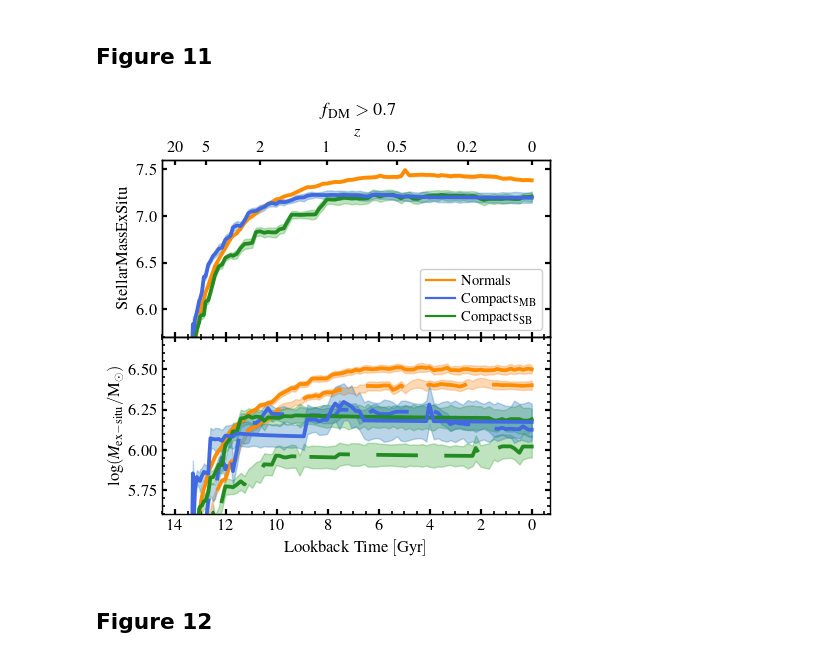
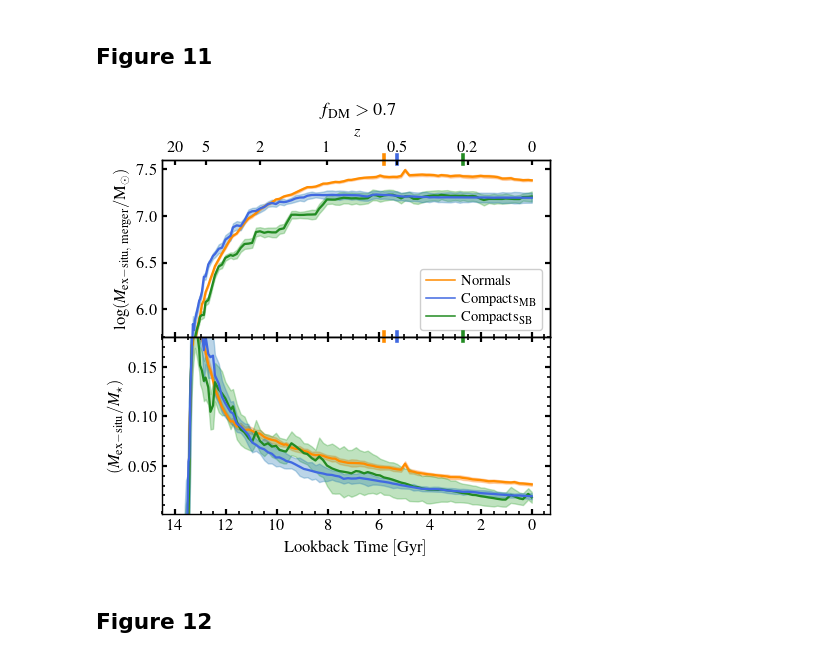
Before and after one commit to AbhnerAlmeida/DwarfGalaxies_TNG50_FAPESP, a Jupyter notebook: notebooks/SatelliteCompactDwarfGalaxies_TNG50_PaperII.ipynb, the cells around one changed output. Saved outputs shown, nothing was run; the diff lists cells and outputs as text; code cells hidden in the pictures.

```diff
--- a/notebooks/SatelliteCompactDwarfGalaxies_TNG50_PaperII.ipynb
+++ b/notebooks/SatelliteCompactDwarfGalaxies_TNG50_PaperII.ipynb
@@ -485,22 +526,22 @@ plot.PlotMedianEvolution(['Central', 'SatelliteDMrich'], ['SBC', 'MBC'],  ['sSFR
 # %% [markdown]
 ## Figure 11
 # %%
-plot.PlotMedianEvolution(['Normal','SBC', 'MBC'], ['SatelliteDMrich'],  [['StellarMassExSitu'], ['StellarMassExSituIntermediate', 'StellarMassExSituMajor']],
-                     Type='Evolution', Xparam=['Time'], title=['DMrich', 'DMpoor'],
-                        xlabelintext=False, lineparams=True,  LookBackTime = True,
+plot.PlotMedianEvolution(['Normal','SBC', 'MBC'], ['SatelliteDMrich'], ['StellarMassExSitu',  'Frac_ExSitu'],
+                     Type='Evolution', Xparam=['Time'], title=['DMrich'],
+                        xlabelintext=False, lineparams=False,  LookBackTime = True,
                         ColumnPlot=True, limaxis=True,  legend=True,  legendColumn = True,
-                        Transparent = True, Text = None, Pericenter = False, Supertitle = False,  GridMake = False,
+                        Transparent = True, Text = None, Pericenter = False, Supertitle = False, GridMake = False,
                         savepath='PaperII/PlotMedianEvolution',  savefigname='ExSitu', dfName='PaperII', SampleName='SubfindID_99',
-                        Supertitle_Name = 'DM-rich',LegendNames=[['Normal', 'MBC', 'SBC']],
-                        loc = ['best'],  loctext = ['best'],
-                        ylimmin = [5.7, 5.6], ylimmax = [7.6, 6.7],
-                        legpositions = [[0, 0]], SmallerScale = True, EntryMedian = False,
+                        Supertitle_Name = 'DM-rich',LegendNames=[['Normal', 'MBC', 'SBC'], ['SatelliteDMrichCO', 'CentralCO']],
+                        loc = ['best'],  loctext = ['best'], EntryMedian = True,
+                        ylimmin = [5.7, 0.001], ylimmax = [7.6, 0.18],
+                        legpositions = [[0, 0]],
                         lNum = 2.3, cNum = 5,
                         alphaShade=0.3,  linewidth=1.1, framealpha = 0.95,  fontlabel=12,   nboots=100,
-                        Supertitle_y = 0.99,  columnspacing = 0.5, handletextpad = 0.4, labelspacing = 0.3,
+                        Supertitle_y = 0.99, Softening = True, columnspacing = 0.5, handletextpad = 0.4, labelspacing = 0.3,
                         bins=10, seed=16040105)
 # %% [output]
-[figure, old version]
+[figure, new version]
 # %% [markdown]
 ## Figure 12
 # %%
```
Also changed, not shown: parts of 20 cells of this notebook, 6 other files.
